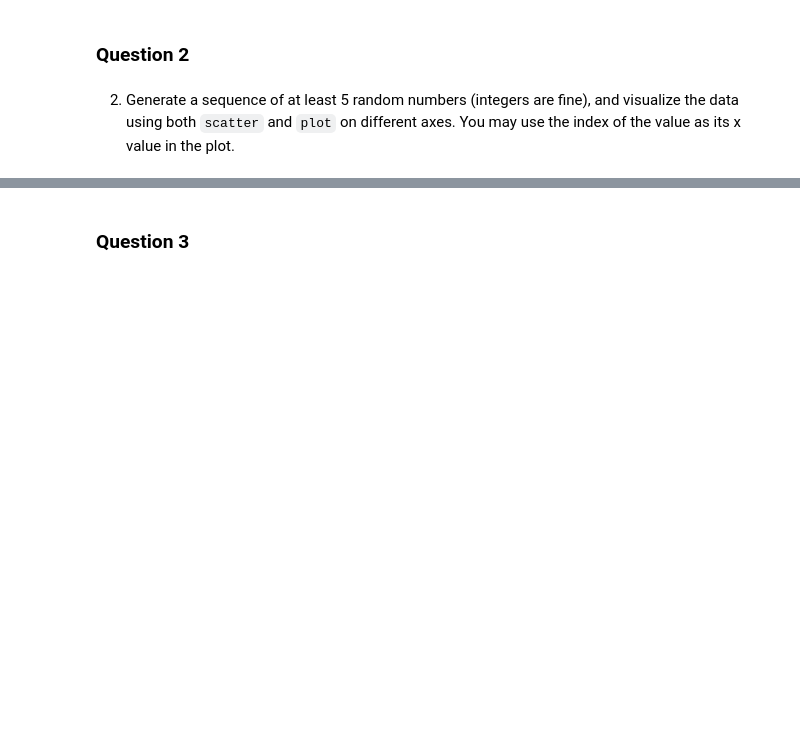
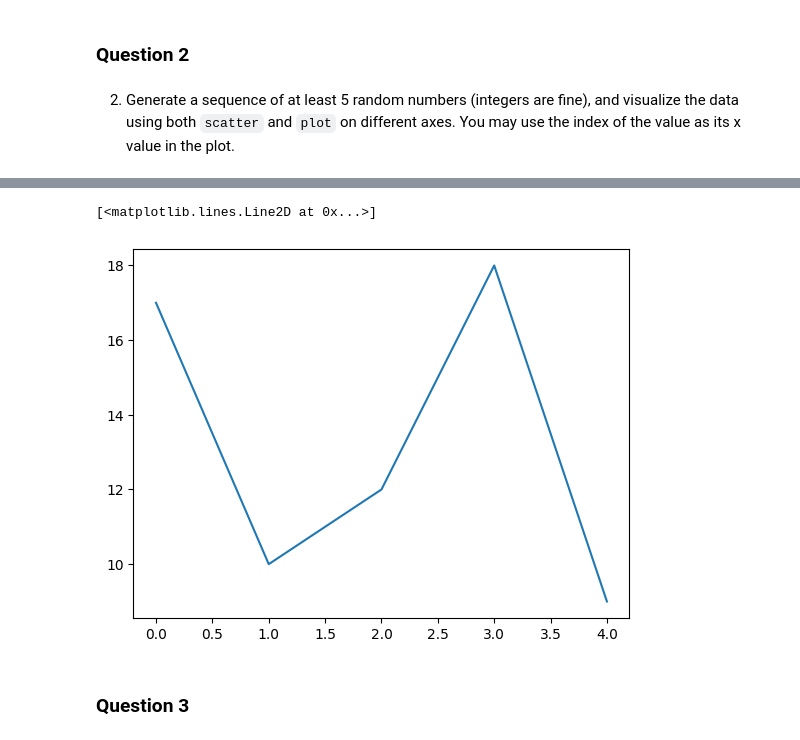
Before and after one commit to Stone-Snevets/web-03-pyplot, a Jupyter notebook: pyplot.ipynb, the cells around one changed output, grey strips where cells are left out. Drawn from its saved outputs; the diff is of its cells as text; code cells hidden in the pictures; blank space fills up the shorter version.

```diff
--- a/pyplot.ipynb
+++ b/pyplot.ipynb
@@ -41,3 +60,9 @@ Text(0.5, 1.0, 'Frequency of Each Character')
+# %%
+#-> Plot
+plt.plot(x, seq)
+# %% [output]
+[<matplotlib.lines.Line2D at 0x...>]
+[figure, added]
 # %% [markdown]
 ### Question 3
 # %% [markdown]
```
Also changed, not shown: parts of 1 cell of this notebook.
